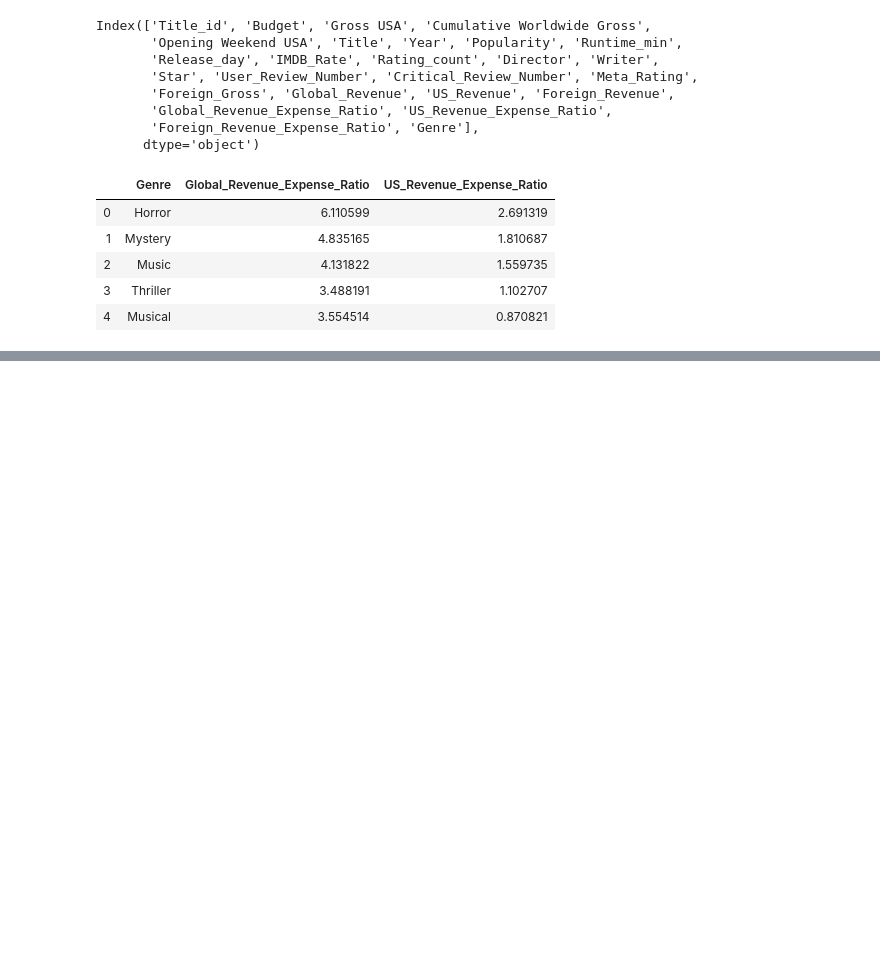
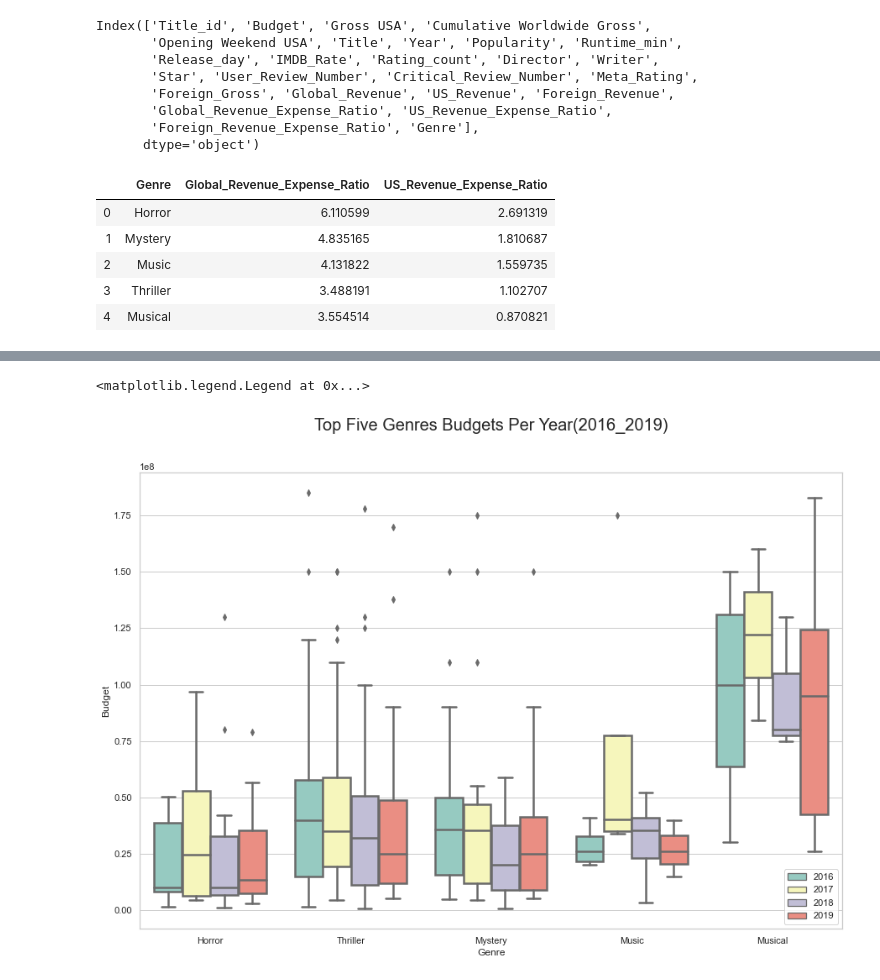
Before and after one commit to na-na15/dsc-mod-1-project-v2-1-onl01-dtsc-pt-030220, a Jupyter notebook: analyze.ipynb, the cells around one changed output, grey strips where cells are left out. Drawn from its saved outputs; the diff is of its cells as text; code cells hidden in the pictures; blank space fills up the shorter version.

Commit message:
data cleaned and answer more questions

```diff
--- a/analyze.ipynb
+++ b/analyze.ipynb
@@ -278,0 +298,13 @@ df.head()
+# %%
+
+df2 = flatten_df.loc[flatten_df['Genre'].isin(['Horror', 'Mystery', 'Music', 'Thriller', 'Musical']) &\
+                     (flatten_df['Year'] > 2015) & (flatten_df['Year'] < 2020)]
+f, ax = plt.subplots(figsize=(15,10))
+ax.set_title('Top Five Genres Budgets Per Year(2016_2019)', y=1.2, fontsize=20, ha='center').set_position([0.5,1.08])
+sns.axes_style(style='ticks')
+sns.boxplot(x="Genre", y="Budget", hue="Year", data=df2, palette="Set3", linewidth=2.5)
+#sns.despine(offset=10, trim=True)
+plt.legend(loc='lower right')
+# %% [output]
+<matplotlib.legend.Legend at 0x...>
+[figure, added]
```
Also changed, not shown: parts of 19 cells of this notebook, 2 other files.
